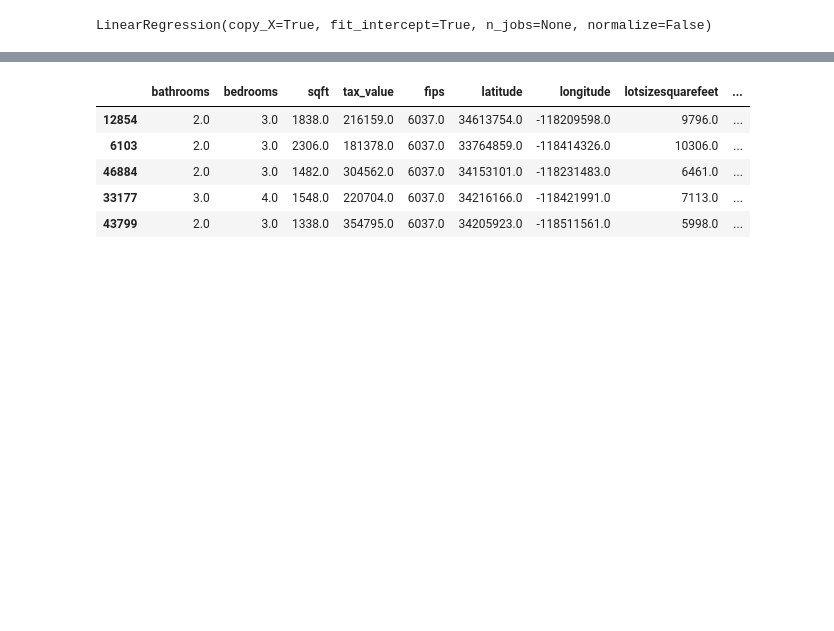
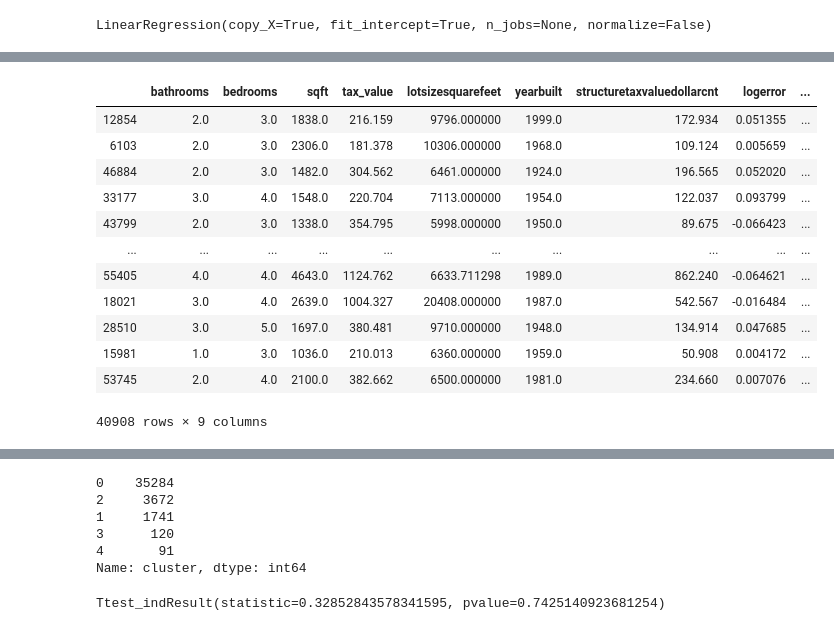
Before and after one commit to Zillow-SJ/Cluster_Zillow, a Jupyter notebook: Initial Exploration.ipynb, the cells around one changed output, grey strips where cells are left out. Drawn from its saved outputs; the diff is of its cells as text; code cells hidden in the pictures; blank space fills up the shorter version.

```diff
--- a/Initial Exploration.ipynb
+++ b/Initial Exploration.ipynb
@@ -349,14 +323,28 @@ def target_cluster(y_train,X_train):
 # %%
 #def target_cluster(X_train, y_train):
 #    kmeans = KMeans(n_clusters=5)
 #    kmeans.fit(y_train)
 #    y_train['cluster_y'] = kmeans.predict(y_train)
 #    train = X_train.join(y_train)
 #    return train
 #Better way foward? Does not leave cluster_y and cluster_x column. Also dropped y_train cluster column
 #prior to execution, not sure if you'd like all these columns.
 
-target_cluster()
+target_cluster(y_train, X_train)
+# %% [output]
+|  | bathrooms | bedrooms | sqft | tax_value | lotsizesquarefeet | yearbuilt | structuretaxvaluedollarcnt | logerror | ... |
+| 12854 | 2.0 | 3.0 | 1838.0 | 216.159 | 9796.000000 | 1999.0 | 172.934 | 0.051355 | ... |
+| 6103 | 2.0 | 3.0 | 2306.0 | 181.378 | 10306.000000 | 1968.0 | 109.124 | 0.005659 | ... |
+| 46884 | 2.0 | 3.0 | 1482.0 | 304.562 | 6461.000000 | 1924.0 | 196.565 | 0.052020 | ... |
+| 33177 | 3.0 | 4.0 | 1548.0 | 220.704 | 7113.000000 | 1954.0 | 122.037 | 0.093799 | ... |
+| 43799 | 2.0 | 3.0 | 1338.0 | 354.795 | 5998.000000 | 1950.0 | 89.675 | -0.066423 | ... |
+| ... | ... | ... | ... | ... | ... | ... | ... | ... | ... |
+| 55405 | 4.0 | 4.0 | 4643.0 | 1124.762 | 6633.711298 | 1989.0 | 862.240 | -0.064621 | ... |
+| 18021 | 3.0 | 4.0 | 2639.0 | 1004.327 | 20408.000000 | 1987.0 | 542.567 | -0.016484 | ... |
+| 28510 | 3.0 | 5.0 | 1697.0 | 380.481 | 9710.000000 | 1948.0 | 134.914 | 0.047685 | ... |
+| 15981 | 1.0 | 3.0 | 1036.0 | 210.013 | 6360.000000 | 1959.0 | 50.908 | 0.004172 | ... |
+| 53745 | 2.0 | 4.0 | 2100.0 | 382.662 | 6500.000000 | 1981.0 | 234.660 | 0.007076 | ... |
+40908 rows × 9 columns
 # %%
 train = target_cluster(y_train,X_train)
 # %%
@@ -381,12 +369,25 @@ scaled_logerror = df[['logerror']]
 scaled_logerror['scaled_logerror'] = pd.DataFrame(scaler.fit_transform(scaled_logerror))
 train = train.merge(scaled_logerror,left_index=True,right_index=True)
 
-train.head()
+train.cluster.value_counts()
 # %% [output]
-|  | bathrooms | bedrooms | sqft | tax_value | fips | latitude | longitude | lotsizesquarefeet | ... |
-| 12854 | 2.0 | 3.0 | 1838.0 | 216159.0 | 6037.0 | 34613754.0 | -118209598.0 | 9796.0 | ... |
-| 6103 | 2.0 | 3.0 | 2306.0 | 181378.0 | 6037.0 | 33764859.0 | -118414326.0 | 10306.0 | ... |
-| 46884 | 2.0 | 3.0 | 1482.0 | 304562.0 | 6037.0 | 34153101.0 | -118231483.0 | 6461.0 | ... |
-| 33177 | 3.0 | 4.0 | 1548.0 | 220704.0 | 6037.0 | 34216166.0 | -118421991.0 | 7113.0 | ... |
-| 43799 | 2.0 | 3.0 | 1338.0 | 354795.0 | 6037.0 | 34205923.0 | -118511561.0 | 5998.0 | ... |
+0    35284
+2     3672
+1     1741
+3      120
+4       91
+Name: cluster, dtype: int64
+# %%
+
+
+from scipy.stats import ttest_ind, norm
+train.head()
+ttest_ind(train[(train.cluster == 4)].sqft,train[(train.cluster ==0)].sqft)
+#1/4/yearbuilt, p = 0.20
+#1/4structure, p = 0.79
+#1/4bathrooms, p = 0.62
+#1/4bedrooms, p = 0.15
+#1/4sqft, p = 0.98
+# %% [output]
+Ttest_indResult(statistic=0.32852843578341595, pvalue=0.7425140923681254)
 # %%
```
Also changed, not shown: parts of 17 cells of this notebook, 3 other files.
